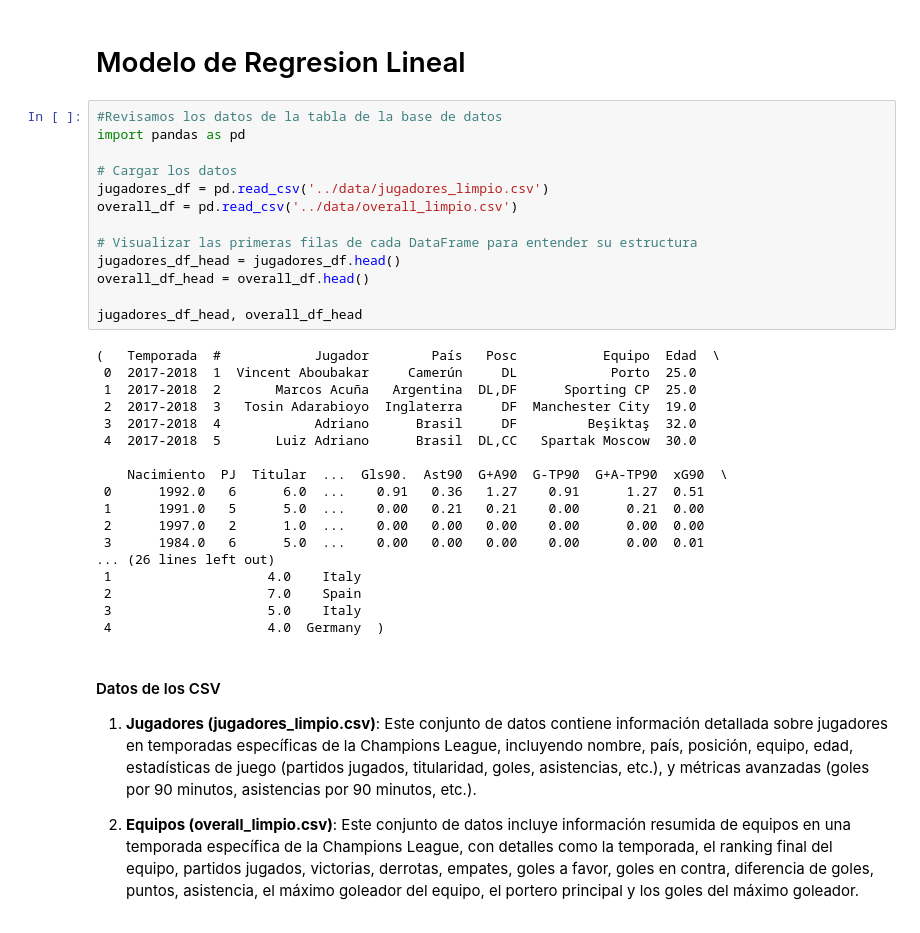
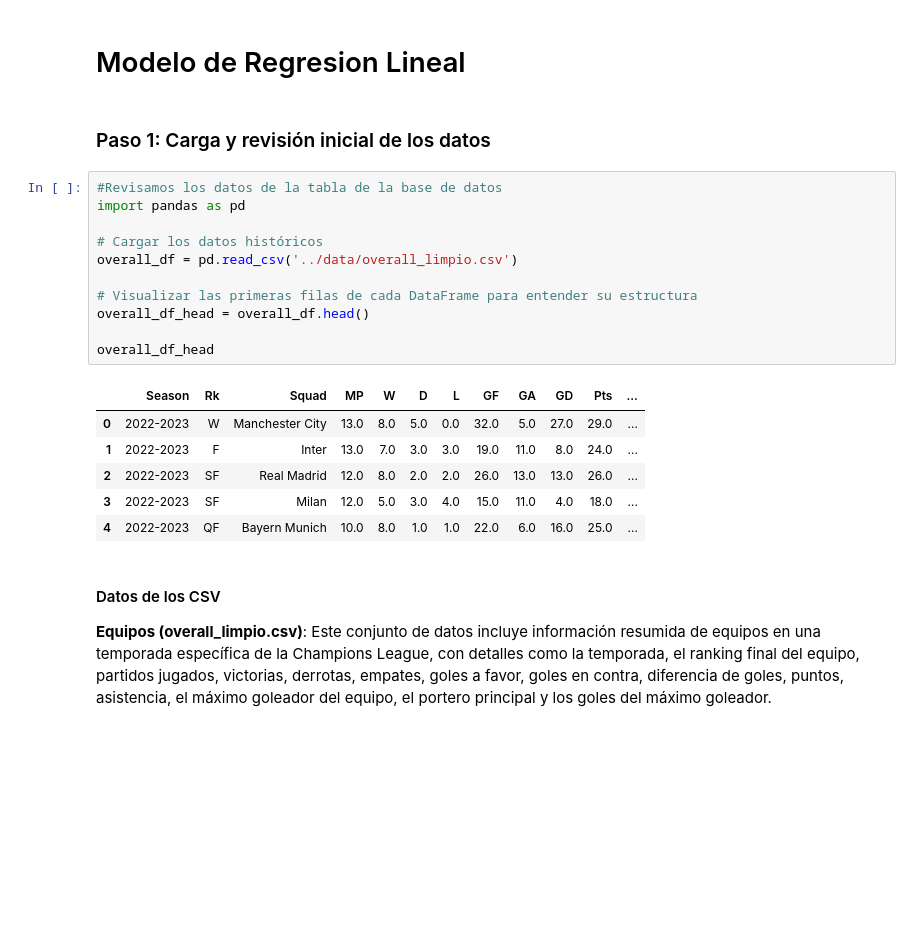
Before and after one commit to albabernal03/UEFA_PREDICCION2.0, a Jupyter notebook: modelos/regresion_lineal.ipynb, the cells around one changed output. Saved outputs shown, nothing was run; the diff lists cells and outputs as text; blank space fills up the shorter version.

```diff
--- a/modelos/regresion_lineal.ipynb
+++ b/modelos/regresion_lineal.ipynb
@@ -1,39 +1,26 @@
 # %% [markdown]
 # Modelo de Regresion Lineal
+# %% [markdown]
+### Paso 1: Carga y revisión inicial de los datos
 # %%
 #Revisamos los datos de la tabla de la base de datos
 import pandas as pd
 
-# Cargar los datos
-jugadores_df = pd.read_csv('../data/jugadores_limpio.csv')
+# Cargar los datos históricos
 overall_df = pd.read_csv('../data/overall_limpio.csv')
 
 # Visualizar las primeras filas de cada DataFrame para entender su estructura
-jugadores_df_head = jugadores_df.head()
 overall_df_head = overall_df.head()
 
-jugadores_df_head, overall_df_head
+overall_df_head
 # %% [output]
-(   Temporada  #            Jugador        País   Posc           Equipo  Edad  \
- 0  2017-2018  1  Vincent Aboubakar     Camerún     DL            Porto  25.0
- 1  2017-2018  2       Marcos Acuña   Argentina  DL,DF      Sporting CP  25.0
- 2  2017-2018  3   Tosin Adarabioyo  Inglaterra     DF  Manchester City  19.0
- 3  2017-2018  4            Adriano      Brasil     DF         Beşiktaş  32.0
- 4  2017-2018  5       Luiz Adriano      Brasil  DL,CC   Spartak Moscow  30.0
-
-    Nacimiento  PJ  Titular  ...  Gls90.  Ast90  G+A90  G-TP90  G+A-TP90  xG90  \
- 0      1992.0   6      6.0  ...    0.91   0.36   1.27    0.91      1.27  0.51
- 1      1991.0   5      5.0  ...    0.00   0.21   0.21    0.00      0.21  0.00
- 2      1997.0   2      1.0  ...    0.00   0.00   0.00    0.00      0.00  0.00
- 3      1984.0   6      5.0  ...    0.00   0.00   0.00    0.00      0.00  0.01
-... (26 lines left out)
- 1                    4.0    Italy
- 2                    7.0    Spain
- 3                    5.0    Italy
- 4                    4.0  Germany  )
+|  | Season | Rk | Squad | MP | W | D | L | GF | GA | GD | Pts | ... |
+| 0 | 2022-2023 | W | Manchester City | 13.0 | 8.0 | 5.0 | 0.0 | 32.0 | 5.0 | 27.0 | 29.0 | ... |
+| 1 | 2022-2023 | F | Inter | 13.0 | 7.0 | 3.0 | 3.0 | 19.0 | 11.0 | 8.0 | 24.0 | ... |
+| 2 | 2022-2023 | SF | Real Madrid | 12.0 | 8.0 | 2.0 | 2.0 | 26.0 | 13.0 | 13.0 | 26.0 | ... |
+| 3 | 2022-2023 | SF | Milan | 12.0 | 5.0 | 3.0 | 4.0 | 15.0 | 11.0 | 4.0 | 18.0 | ... |
+| 4 | 2022-2023 | QF | Bayern Munich | 10.0 | 8.0 | 1.0 | 1.0 | 22.0 | 6.0 | 16.0 | 25.0 | ... |
 # %% [markdown]
 #### Datos de los CSV
 
-1. **Jugadores (jugadores_limpio.csv)**: Este conjunto de datos contiene información detallada sobre jugadores en temporadas específicas de la Champions League, incluyendo nombre, país, posición, equipo, edad, estadísticas de juego (partidos jugados, titularidad, goles, asistencias, etc.), y métricas avanzadas (goles por 90 minutos, asistencias por 90 minutos, etc.).
-
-2. **Equipos (overall_limpio.csv)**: Este conjunto de datos incluye información resumida de equipos en una temporada específica de la Champions League, con detalles como la temporada, el ranking final del equipo, partidos jugados, victorias, derrotas, empates, goles a favor, goles en contra, diferencia de goles, puntos, asistencia, el máximo goleador del equipo, el portero principal y los goles del máximo goleador.
+ **Equipos (overall_limpio.csv)**: Este conjunto de datos incluye información resumida de equipos en una temporada específica de la Champions League, con detalles como la temporada, el ranking final del equipo, partidos jugados, victorias, derrotas, empates, goles a favor, goles en contra, diferencia de goles, puntos, asistencia, el máximo goleador del equipo, el portero principal y los goles del máximo goleador.
```
Also changed, not shown: parts of 11 cells of this notebook.
